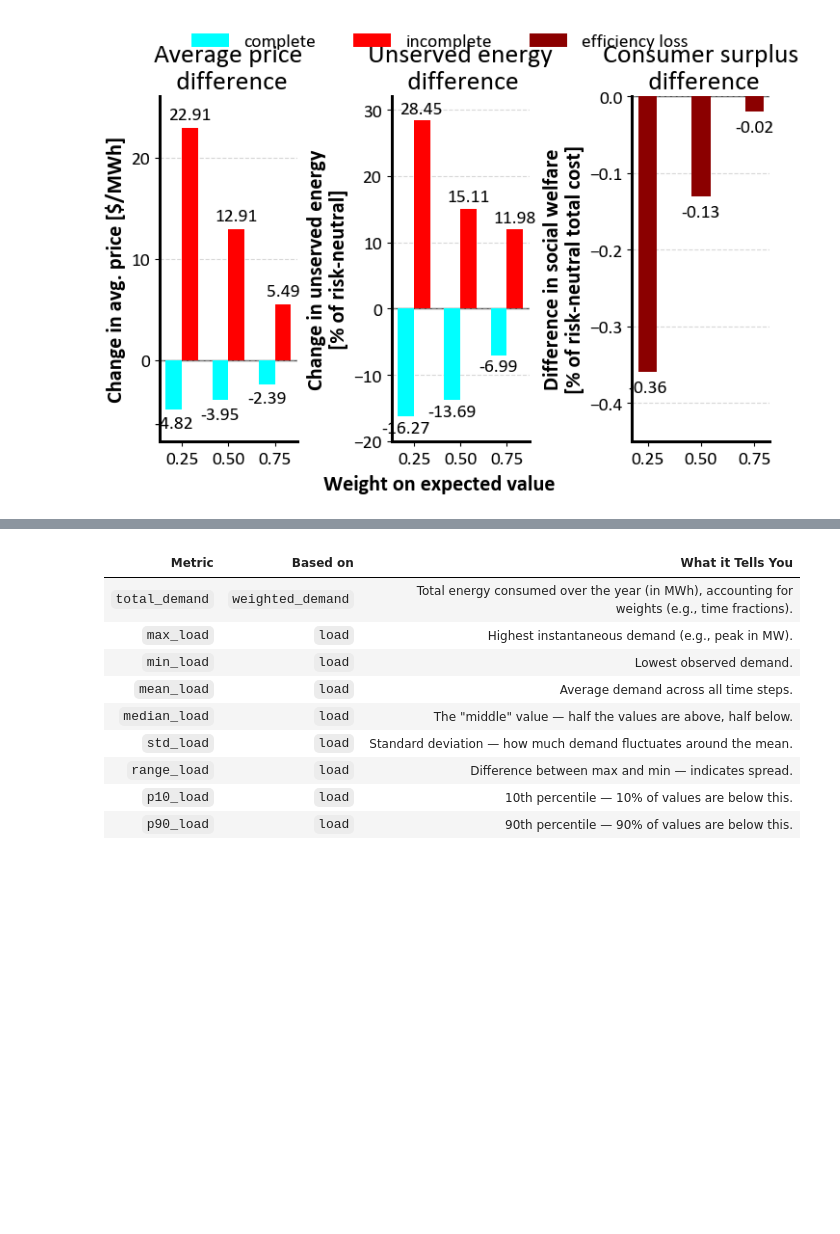
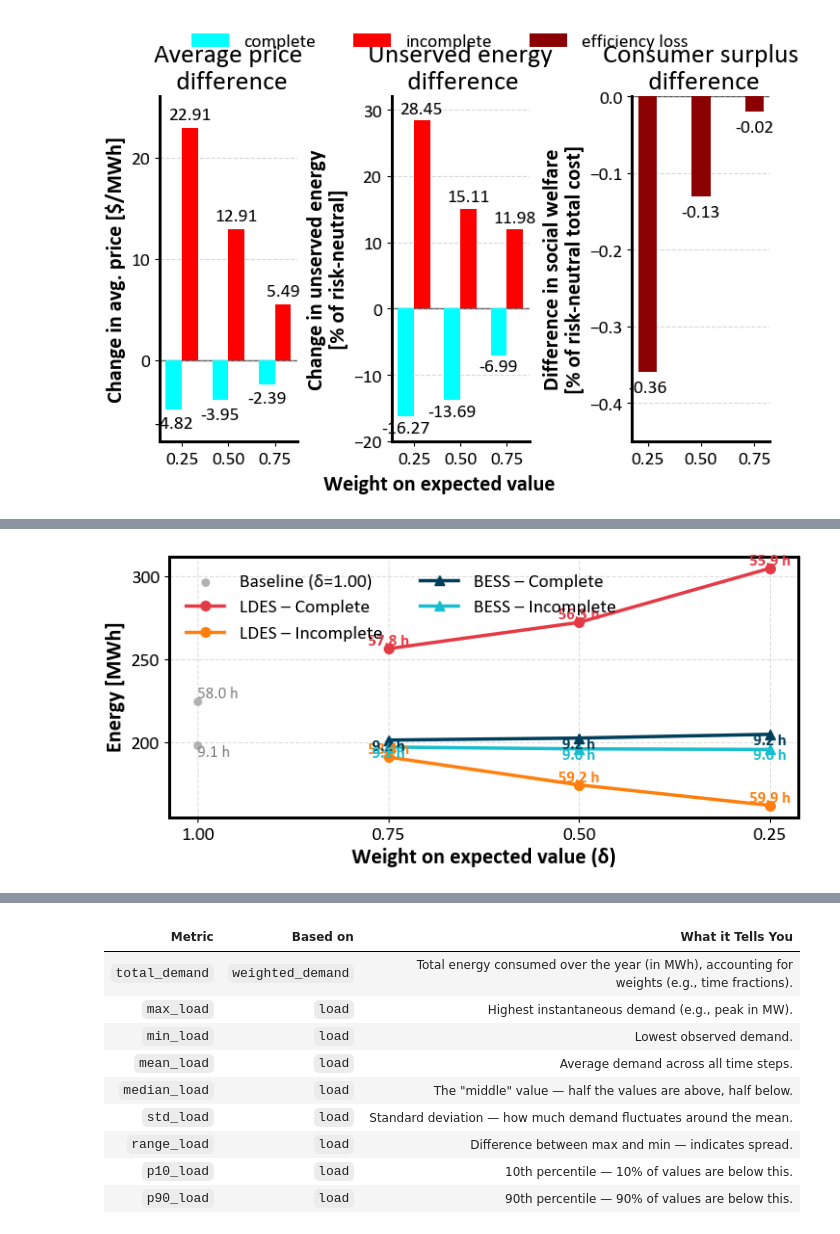
Before and after one commit to Andreas-Makrides-ICL/msc-thesis-incomplete-markets-LDES, a Jupyter notebook: models/Extra/Comparison_central_planner_ADMM/plotting_results.ipynb, the cells around one changed output, grey strips where cells are left out. Drawn from its saved outputs; the diff is of its cells as text; code cells hidden in the pictures; blank space fills up the shorter version.

```diff
--- a/models/Extra/Comparison_central_planner_ADMM/plotting_results.ipynb
+++ b/models/Extra/Comparison_central_planner_ADMM/plotting_results.ipynb
@@ -873,0 +1032,85 @@ plt.show()
+# %%
+import matplotlib.pyplot as plt
+from matplotlib import rcParams
+
+# ---- poster-ish styling ----
+rcParams['font.family'] = 'sans-serif'
+rcParams['font.sans-serif'] = ['Imperial Sans', 'Calibri', 'DejaVu Sans']
+
+TITLE_FS = 20
+AXIS_LABEL_FS = 16
+TICK_FS = 14
+LEGEND_FS = 14
+ANNOT_FS = 12
+
+# ---- X ----
+deltas_main = [0.75, 0.50, 0.25]   # the cases you compare
+delta_baseline = 1.00               # optional reference
+
+# ---- Data (from your table) ----
+# Baseline (risk neutral, δ=1.00)
+ldes_E_base, ldes_H_base = 224.70, 58.03
+bess_E_base, bess_H_base = 198.52, 9.10
+
+# Complete
+ldes_E_comp = [256.37, 272.20, 304.71]
+ldes_H_comp = [57.79, 56.28, 55.86]
+bess_E_comp = [201.40, 202.63, 204.87]
+bess_H_comp = [ 9.17,   9.16,   9.19]
+
+# Incomplete
+ldes_E_incomp = [191.19, 174.46, 162.14]
+ldes_H_incomp = [58.42,  59.23,  59.85]
+bess_E_incomp = [197.20, 196.12, 195.75]
+bess_H_incomp = [ 9.07,   9.04,   9.04]
+
+# ---- Colors consistent with your other figure ----
+COL_LDES_C   = "#e63946"  # red
+COL_LDES_I   = "#ff7f0e"  # orange
+COL_BESS_C   = "#003f5c"  # dark blue
+COL_BESS_I   = "#17becf"  # teal
+COL_BASE     = "#7f7f7f"  # gray (reference)
+
+# ---- Plot ----
+fig, ax = plt.subplots(figsize=(7.4, 3.5))
+
+# Optional faint baseline reference markers at δ=1.00
+ax.scatter([delta_baseline, delta_baseline], [ldes_E_base, bess_E_base],
+           s=40, color=COL_BASE, alpha=0.6, label="Baseline (δ=1.00)")
+ax.text(delta_baseline, ldes_E_base, "58.0 h", ha="left", va="bottom",
+        fontsize=ANNOT_FS, color=COL_BASE)
+ax.text(delta_baseline, bess_E_base,  "9.1 h", ha="left", va="top",
+        fontsize=ANNOT_FS, color=COL_BASE)
+
+# Lines: Energy vs δ
+def plot_series(x, y, h, color, label, marker):
+    ax.plot(x, y, marker=marker, linestyle="-", linewidth=2.5,
+            markersize=7, color=color, label=label)
+    # annotate each point with Duration [h]
+    for xi, yi, hi in zip(x, y, h):
+        ax.text(xi, yi, f"{hi:.1f} h", fontsize=ANNOT_FS,
+                ha="center", va=("bottom" if "LDES" in label else "top"),
+                color=color, fontweight="bold")
+
+plot_series(deltas_main, ldes_E_comp,   ldes_H_comp,   COL_LDES_C, "LDES – Complete",   "o")
+plot_series(deltas_main, ldes_E_incomp, ldes_H_incomp, COL_LDES_I, "LDES – Incomplete", "o")
+plot_series(deltas_main, bess_E_comp,   bess_H_comp,   COL_BESS_C, "BESS – Complete",   "^")
+plot_series(deltas_main, bess_E_incomp, bess_H_incomp, COL_BESS_I, "BESS – Incomplete", "^")
+
+# ---- Axes & layout ----
+ax.set_xlabel("Weight on expected value (δ)", fontsize=AXIS_LABEL_FS, fontweight="bold")
+ax.set_ylabel("Energy [MWh]", fontsize=AXIS_LABEL_FS, fontweight="bold")
+ax.set_xticks([1.00, 0.75, 0.50, 0.25])
+ax.invert_xaxis()  # put δ=1.00 at left (to match your style)
+ax.tick_params(axis='both', labelsize=TICK_FS)
+ax.grid(True, linestyle="--", alpha=0.4)
+
+# Legend: compact
+ax.legend(fontsize=LEGEND_FS, ncol=2, frameon=False, loc="upper left")
+
+plt.tight_layout()
+#plt.savefig("energy_lines_with_duration.svg", format="svg", dpi=600, bbox_inches="tight")
+# plt.savefig("energy_lines_with_duration.tiff", dpi=600, bbox_inches="tight")
+plt.show()
+# %% [output]
+[figure, added]
```
Also changed, not shown: parts of 7 cells of this notebook, 25 other files.
